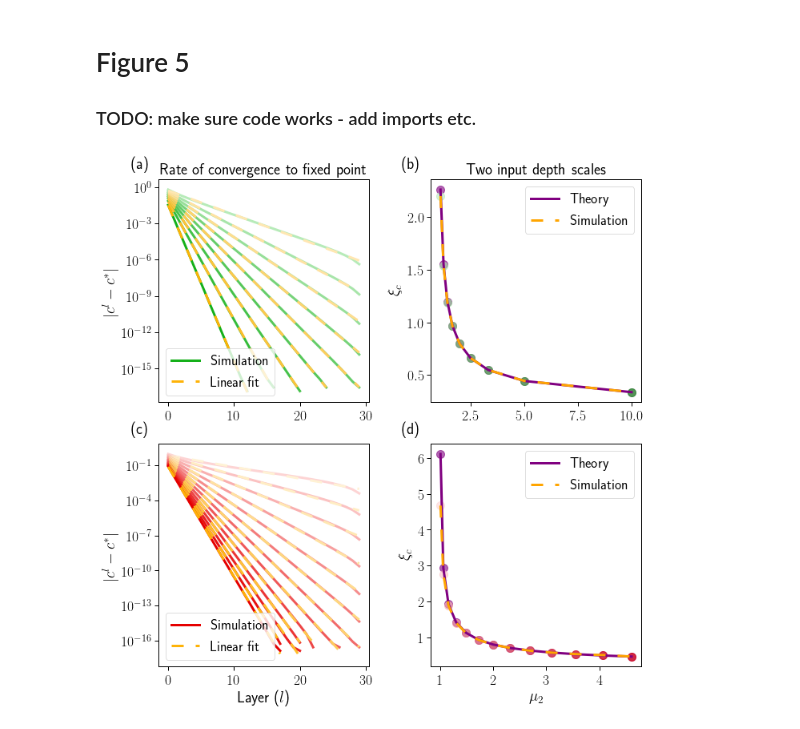
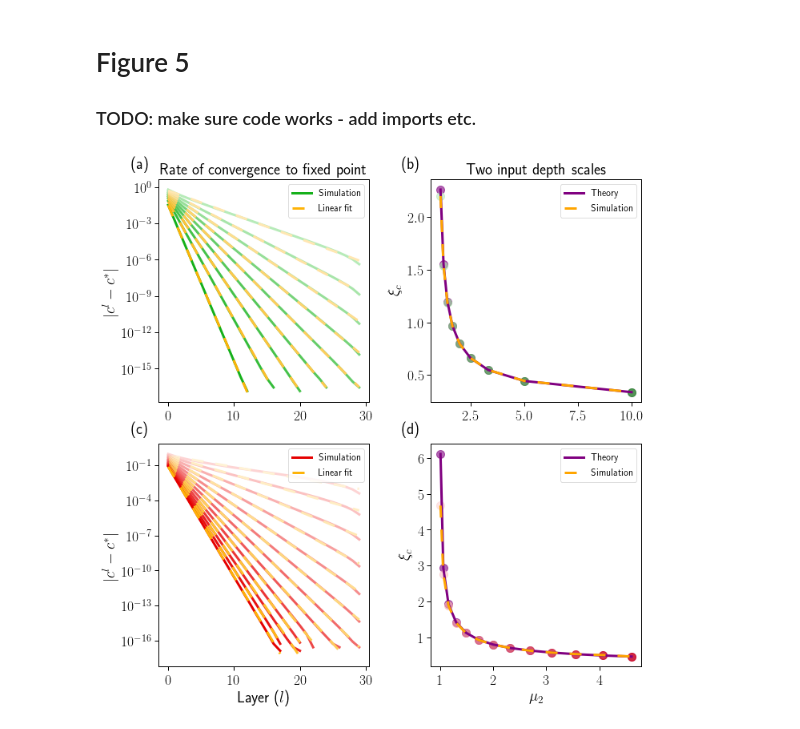
Before and after one commit to ElanVB/noisy_signal_prop, a Jupyter notebook: Figure_5.ipynb, the cells around one changed output. Drawn from its saved outputs; the diff is of its cells as text; code cells hidden in the pictures.

Commit message:
Fix legend in figure 5

```diff
--- a/Figure_5.ipynb
+++ b/Figure_5.ipynb
@@ -245,33 +245,33 @@ def plots(ax4, ax5, tests):
     inf_xi_line = np.flip(np.sort(inferred_xi))
     ax5.plot(mu2s_line, xi_c_line, label='Theory', c='purple', linewidth=3.0)
     ax5.plot(mu2s_line, inf_xi_line, linestyle='--', dashes=(5, 5), label='Simulation', c='orange', linewidth=3.0)
 
-    ax4.legend(loc=3)
-    ax5.legend()
+    ax4.legend(loc=1, prop={'size': 12})
+    ax5.legend(prop={'size': 12})
 
 plots(ax4=ax4, ax5=ax5, tests=dropout_tests)
 plots(ax4=ax1, ax5=ax2, tests=gauss_tests)
 
 ax4.set_ylabel(r'$|c^l - c^*|$')
 ax1.set_ylabel(r'$|c^l - c^*|$')
 ax1.set_xlabel('Layer ($l$)')
 ax4.set_title('Rate of convergence to fixed point')
 ax2.set_ylabel(r'$\xi_c$')
 ax5.set_ylabel(r'$\xi_c$')
 ax2.set_xlabel(r'$\mu_2$')
 ax5.set_title("Two input depth scales")
 
 ##############
 # add labels #
 ##############
 fig.text(0.08, 0.96, "(a)")
 fig.text(0.55, 0.96, "(b)")
 fig.text(0.08, 0.5, "(c)")
 fig.text(0.55, 0.5, "(d)")
 
 # plt.savefig('corrplot.pdf', dpi=200)
 # plt.show()
 plt.gcf().tight_layout()
 plt.savefig("xi.pdf")
 # %% [output]
-[figure, old version]
+[figure, new version]
```
